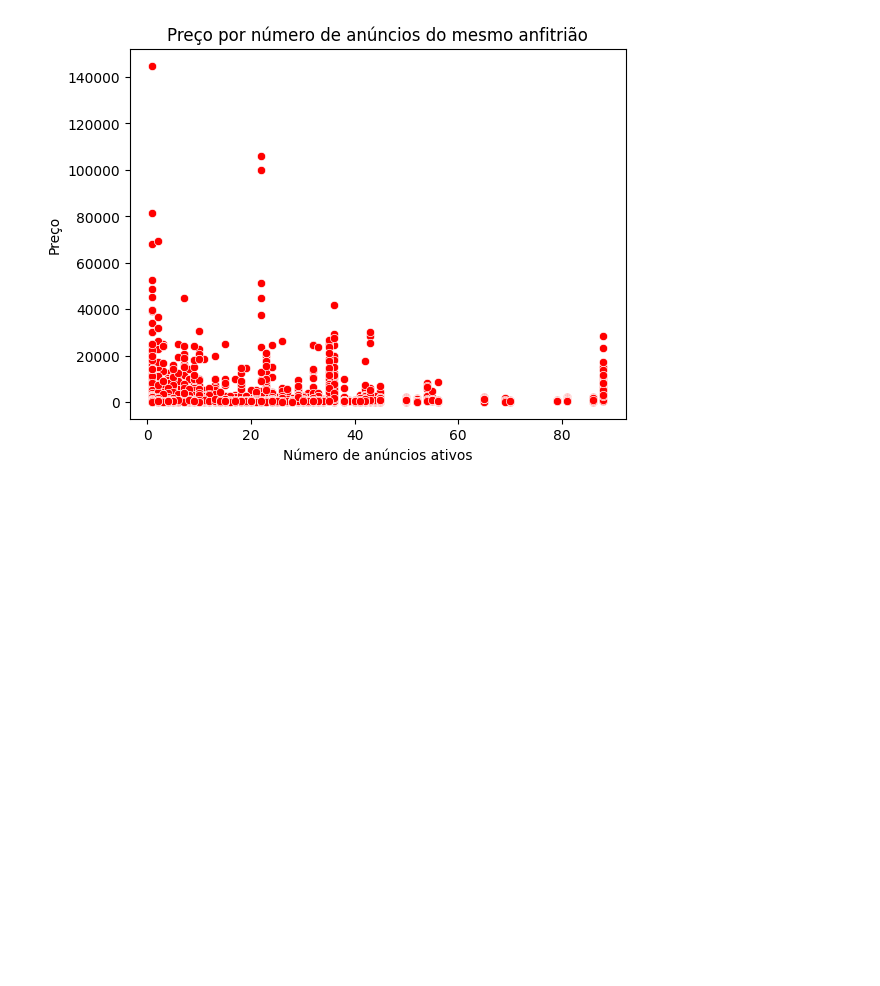
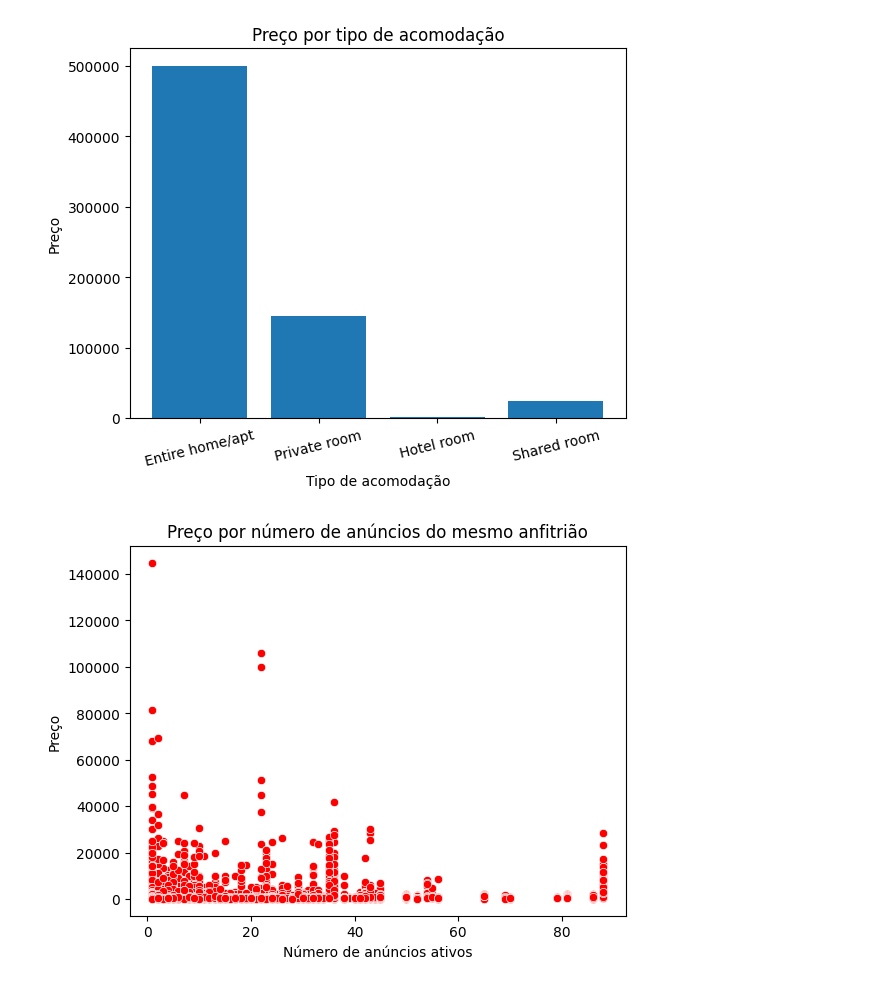
Before and after one commit to py222015328/CEE2, a Jupyter notebook: Trabalho2.ipynb, the cells around one changed output. Saved outputs shown, nothing was run; the diff lists cells and outputs as text; code cells hidden in the pictures; blank space fills up the shorter version.

```diff
--- a/Trabalho2.ipynb
+++ b/Trabalho2.ipynb
@@ -36,3 +65,14 @@ plt.show()
+# %%
+import matplotlib.pyplot as plt
+
+plt.bar(df['room_type'], df['price'])
+plt.title('Preço por tipo de acomodação')
+plt.xticks(rotation=14)
+plt.xlabel('Tipo de acomodação')
+plt.ylabel('Preço')
+plt.show()
+# %% [output]
+[figure, added]
 # %%
 # Filtrando outlieris
 df_filtrado = df[(df['price'] < 150000) & (df['calculated_host_listings_count'] < 120)]
```
Also changed, not shown: parts of 4 cells of this notebook.
